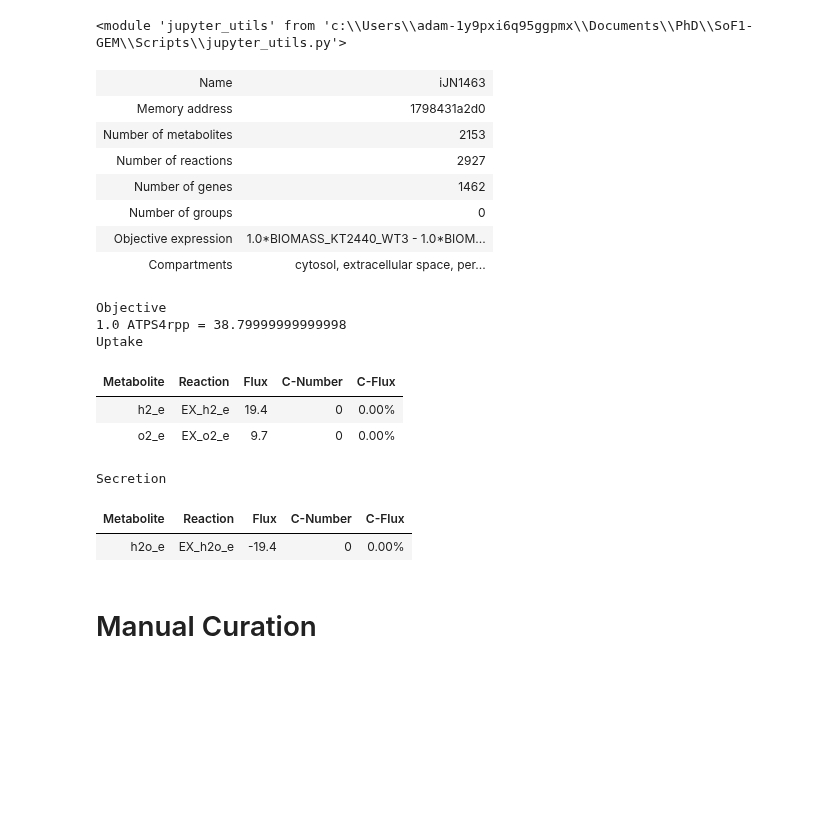
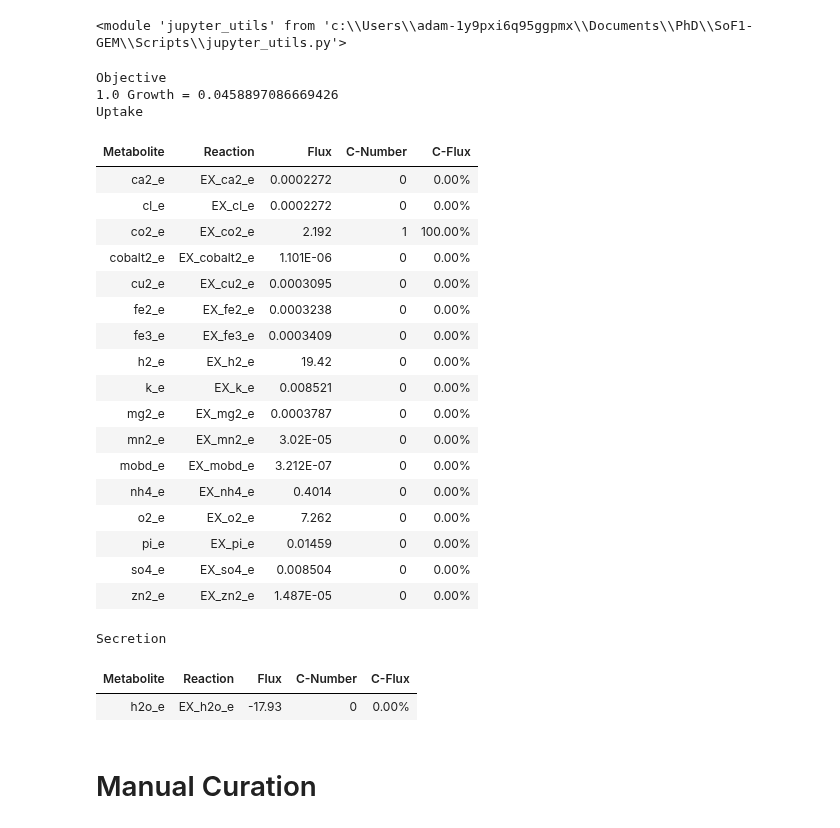
Before and after one commit to AzizBenA/iABA974_SoF1_GEM, a Jupyter notebook: Scripts/Model_manipulation.ipynb, the cells around one changed output. Cells and saved outputs as stored; diff of their text form; code cells hidden in the pictures; blank space fills up the shorter version.

```diff
--- a/Scripts/Model_manipulation.ipynb
+++ b/Scripts/Model_manipulation.ipynb
@@ -12,20 +12,8 @@ importlib.reload(ju)
 # %%
 base_dir = Path.home() / "Documents" / "PhD" / "SOF1-GEM"
 #base_dir = Path.home() / "Documents" / "PhD" / "SOF1-GEM"
-model = ju.load_model(base_dir,"Models", "250808_iABA974.sbml")
-#model1 = ju.load_model(base_dir,"Models", "iJN1463.xml")
+model = ju.load_model(base_dir,"Models", "251125_iABA974.sbml")
 #model = ju.load_model(base_dir,"Models", "250924_iABA974_BLG.sbml")
-# %%
-model1
-# %% [output]
-| Name | iJN1463 |
-| Memory address | 1798431a2d0 |
-| Number of metabolites | 2153 |
-| Number of reactions | 2927 |
-| Number of genes | 1462 |
-| Number of groups | 0 |
-| Objective expression | 1.0*BIOMASS_KT2440_WT3 - 1.0*BIOM... |
-| Compartments | cytosol, extracellular space, per... |
 # %%
 # set reactions bounds for a specific reaction
 reaction = model.reactions.get_by_id('EX_h2_e')
@@ -46,19 +34,34 @@ reaction.bounds = -10.0, 0.0
 reaction = model.reactions.get_by_id('EX_hco3_e')
 reaction.bounds = -0.0, 0.0
 # %%
-model.objective = "ATPS4rpp"
+model.objective = "Growth"
 model.optimize()
 model.summary()
 # %% [output]
 Objective
-1.0 ATPS4rpp = 38.79999999999998
+1.0 Growth = 0.0458897086669426
 Uptake
 | Metabolite | Reaction | Flux | C-Number | C-Flux |
-| h2_e | EX_h2_e | 19.4 | 0 | 0.00% |
-| o2_e | EX_o2_e | 9.7 | 0 | 0.00% |
+| ca2_e | EX_ca2_e | 0.0002272 | 0 | 0.00% |
+| cl_e | EX_cl_e | 0.0002272 | 0 | 0.00% |
+| co2_e | EX_co2_e | 2.192 | 1 | 100.00% |
+| cobalt2_e | EX_cobalt2_e | 1.101E-06 | 0 | 0.00% |
+| cu2_e | EX_cu2_e | 0.0003095 | 0 | 0.00% |
+| fe2_e | EX_fe2_e | 0.0003238 | 0 | 0.00% |
+| fe3_e | EX_fe3_e | 0.0003409 | 0 | 0.00% |
+| h2_e | EX_h2_e | 19.42 | 0 | 0.00% |
+| k_e | EX_k_e | 0.008521 | 0 | 0.00% |
+| mg2_e | EX_mg2_e | 0.0003787 | 0 | 0.00% |
+| mn2_e | EX_mn2_e | 3.02E-05 | 0 | 0.00% |
+| mobd_e | EX_mobd_e | 3.212E-07 | 0 | 0.00% |
+| nh4_e | EX_nh4_e | 0.4014 | 0 | 0.00% |
+| o2_e | EX_o2_e | 7.262 | 0 | 0.00% |
+| pi_e | EX_pi_e | 0.01459 | 0 | 0.00% |
+| so4_e | EX_so4_e | 0.008504 | 0 | 0.00% |
+| zn2_e | EX_zn2_e | 1.487E-05 | 0 | 0.00% |
 Secretion
 | Metabolite | Reaction | Flux | C-Number | C-Flux |
-| h2o_e | EX_h2o_e | -19.4 | 0 | 0.00% |
+| h2o_e | EX_h2o_e | -17.93 | 0 | 0.00% |
 # %% [markdown]
 # Manual Curation
 # %% [markdown]
```
Also changed, not shown: parts of 15 cells of this notebook, 6 other files.
